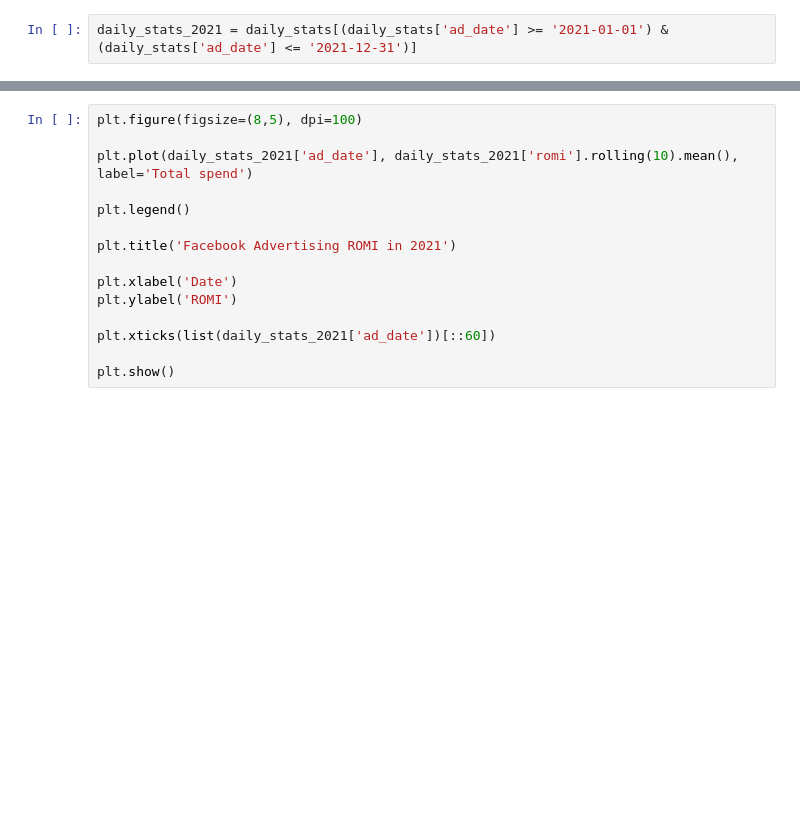
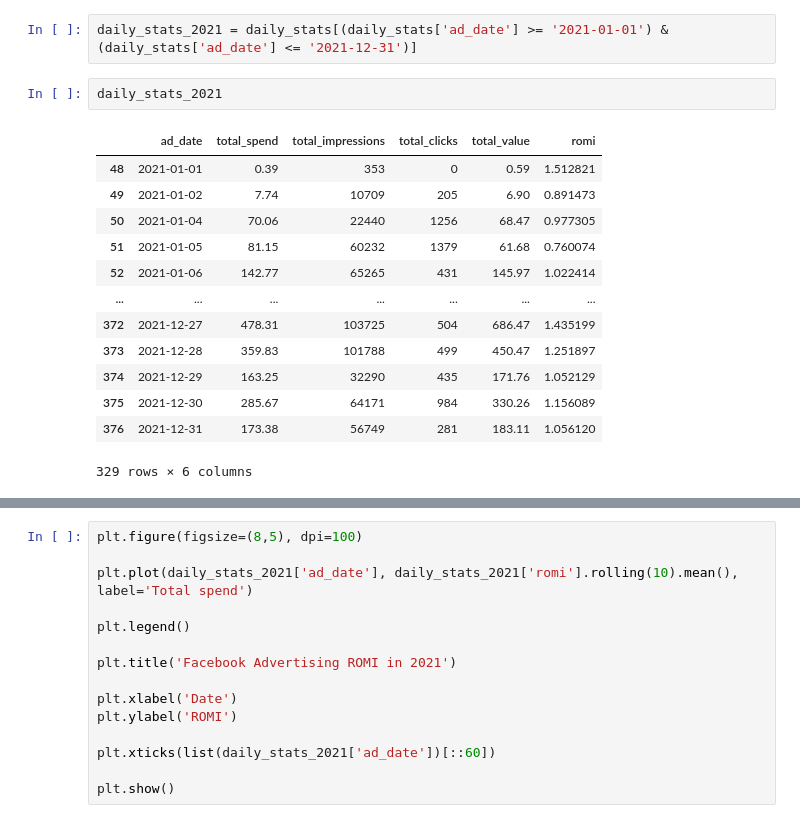
Before and after one commit to shbnm93/Python-Mentoring-Resources, a Jupyter notebook: hw6.ipynb, the cells around one changed output, grey strips where cells are left out. Drawn from its saved outputs; the diff is of its cells as text; blank space fills up the shorter version.

```diff
--- a/hw6.ipynb
+++ b/hw6.ipynb
@@ -55,6 +67,22 @@ daily_stats
 547 rows × 6 columns
 # %%
 daily_stats_2021 = daily_stats[(daily_stats['ad_date'] >= '2021-01-01') & (daily_stats['ad_date'] <= '2021-12-31')]
+# %%
+daily_stats_2021
+# %% [output]
+|  | ad_date | total_spend | total_impressions | total_clicks | total_value | romi |
+| 48 | 2021-01-01 | 0.39 | 353 | 0 | 0.59 | 1.512821 |
+| 49 | 2021-01-02 | 7.74 | 10709 | 205 | 6.90 | 0.891473 |
+| 50 | 2021-01-04 | 70.06 | 22440 | 1256 | 68.47 | 0.977305 |
+| 51 | 2021-01-05 | 81.15 | 60232 | 1379 | 61.68 | 0.760074 |
+| 52 | 2021-01-06 | 142.77 | 65265 | 431 | 145.97 | 1.022414 |
+| ... | ... | ... | ... | ... | ... | ... |
+| 372 | 2021-12-27 | 478.31 | 103725 | 504 | 686.47 | 1.435199 |
+| 373 | 2021-12-28 | 359.83 | 101788 | 499 | 450.47 | 1.251897 |
+| 374 | 2021-12-29 | 163.25 | 32290 | 435 | 171.76 | 1.052129 |
+| 375 | 2021-12-30 | 285.67 | 64171 | 984 | 330.26 | 1.156089 |
+| 376 | 2021-12-31 | 173.38 | 56749 | 281 | 183.11 | 1.056120 |
+329 rows × 6 columns
 # %%
 import matplotlib.pyplot as plt
 
```
Also changed, not shown: parts of 9 cells of this notebook.
